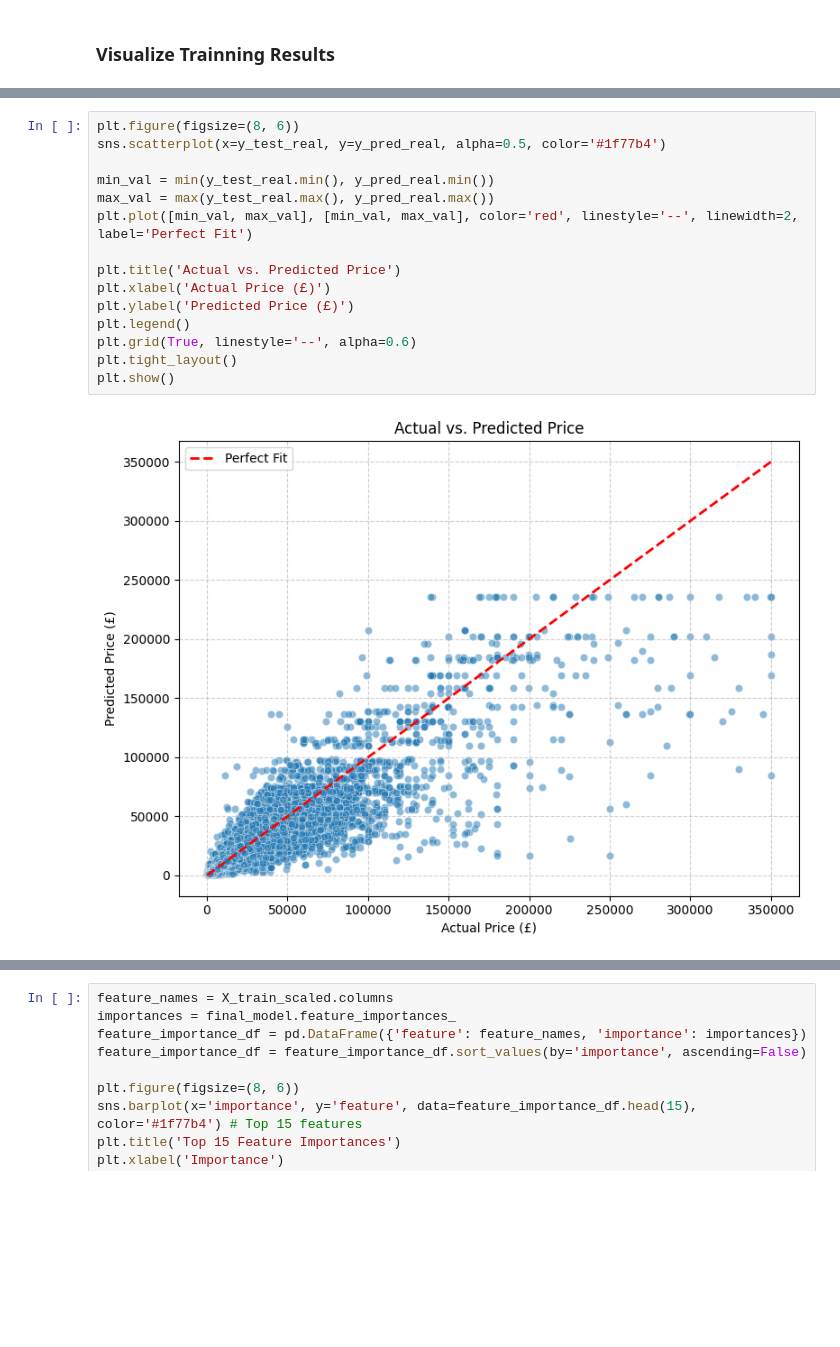
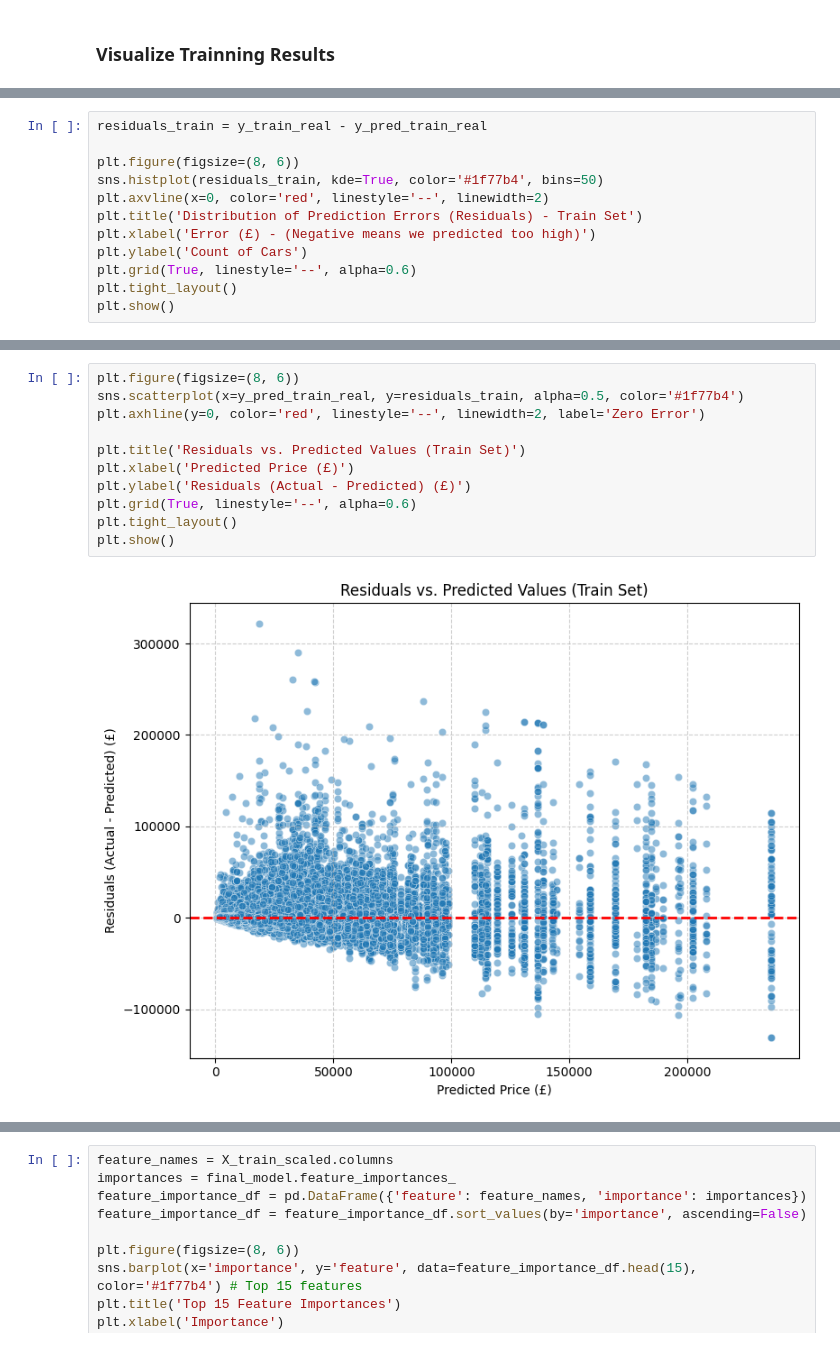
Before and after one commit to ian-shade/Autotrader-Cars-Price-Predictions-ML, a Jupyter notebook: ml_project.ipynb, the cells around one changed output, grey strips where cells are left out. Drawn from its saved outputs; the diff is of its cells as text; blank space fills up the shorter version.

```diff
--- a/ml_project.ipynb
+++ b/ml_project.ipynb
@@ -667,0 +724,12 @@ MAE: £3354.55 (Average error per car in real prices)
+# %%
+residuals_train = y_train_real - y_pred_train_real
+
+plt.figure(figsize=(8, 6))
+sns.histplot(residuals_train, kde=True, color='#1f77b4', bins=50)
+plt.axvline(x=0, color='red', linestyle='--', linewidth=2)
+plt.title('Distribution of Prediction Errors (Residuals) - Train Set')
+plt.xlabel('Error (£) - (Negative means we predicted too high)')
+plt.ylabel('Count of Cars')
+plt.grid(True, linestyle='--', alpha=0.6)
+plt.tight_layout()
+plt.show()
@@ -668,17 +738,13 @@ MAE: £3354.55 (Average error per car in real prices)
 # %%
 plt.figure(figsize=(8, 6))
-sns.scatterplot(x=y_test_real, y=y_pred_real, alpha=0.5, color='#1f77b4')
+sns.scatterplot(x=y_pred_train_real, y=residuals_train, alpha=0.5, color='#1f77b4')
+plt.axhline(y=0, color='red', linestyle='--', linewidth=2, label='Zero Error')
 
-min_val = min(y_test_real.min(), y_pred_real.min())
-max_val = max(y_test_real.max(), y_pred_real.max())
-plt.plot([min_val, max_val], [min_val, max_val], color='red', linestyle='--', linewidth=2, label='Perfect Fit')
-
-plt.title('Actual vs. Predicted Price')
-plt.xlabel('Actual Price (£)')
-plt.ylabel('Predicted Price (£)')
-plt.legend()
+plt.title('Residuals vs. Predicted Values (Train Set)')
+plt.xlabel('Predicted Price (£)')
+plt.ylabel('Residuals (Actual - Predicted) (£)')
 plt.grid(True, linestyle='--', alpha=0.6)
 plt.tight_layout()
 plt.show()
 # %% [output]
-[figure, old version]
+[figure, new version]
```
Also changed, not shown: parts of 13 cells of this notebook.
